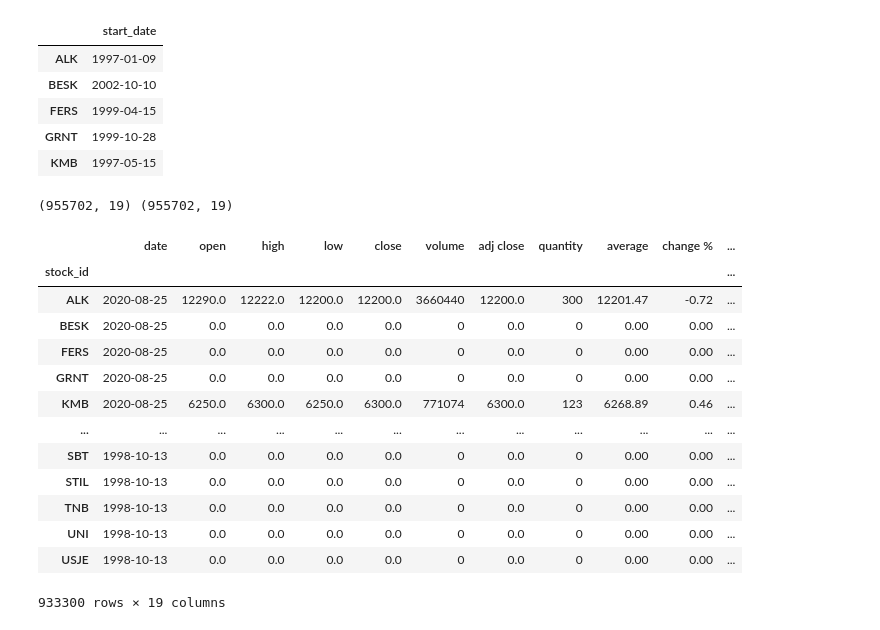
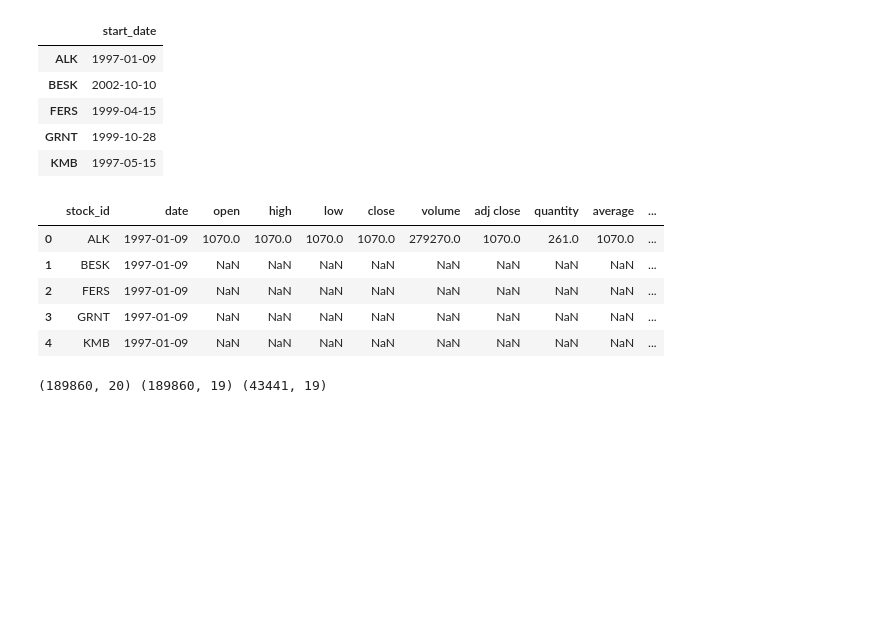
Before and after one commit to gjurcin/MacedoniaStockMarket, a Jupyter notebook: mse_prediction_gjurcin.ipynb, the cells around one changed output. Cells and saved outputs as stored; diff of their text form; code cells hidden in the pictures; blank space fills up the shorter version.

```diff
--- a/mse_prediction_gjurcin.ipynb
+++ b/mse_prediction_gjurcin.ipynb
@@ -64,21 +64,15 @@ df_clean = df_new.set_index('stock_id').join(start_date_df, lsuffix='_filter', o
+# %%
+df_clean.head()
+# %% [output]
+|  | stock_id | date | open | high | low | close | volume | adj close | quantity | average | ... |
+| 0 | ALK | 1997-01-09 | 1070.0 | 1070.0 | 1070.0 | 1070.0 | 279270.0 | 1070.0 | 261.0 | 1070.0 | ... |
+| 1 | BESK | 1997-01-09 | NaN | NaN | NaN | NaN | NaN | NaN | NaN | NaN | ... |
+| 2 | FERS | 1997-01-09 | NaN | NaN | NaN | NaN | NaN | NaN | NaN | NaN | ... |
+| 3 | GRNT | 1997-01-09 | NaN | NaN | NaN | NaN | NaN | NaN | NaN | NaN | ... |
+| 4 | KMB | 1997-01-09 | NaN | NaN | NaN | NaN | NaN | NaN | NaN | NaN | ... |
 # %%
-print(df_clean.shape, df_new.shape)
+print(df_clean.shape, df_new.shape, df.shape)
 # %% [output]
-(955702, 19) (955702, 19)
+(189860, 20) (189860, 19) (43441, 19)
 # %%
-df_ddf_clean[df_clean['date'] > df_clean['start_date']]
+df_drop = df_clean[df_clean['date'] >= df_clean['start_date']]
-# %% [output]
-|  | date | open | high | low | close | volume | adj close | quantity | average | change % | ... |
-| stock_id |  |  |  |  |  |  |  |  |  |  | ... |
-| ALK | 2020-08-25 | 12290.0 | 12222.0 | 12200.0 | 12200.0 | 3660440 | 12200.0 | 300 | 12201.47 | -0.72 | ... |
-| BESK | 2020-08-25 | 0.0 | 0.0 | 0.0 | 0.0 | 0 | 0.0 | 0 | 0.00 | 0.00 | ... |
-| FERS | 2020-08-25 | 0.0 | 0.0 | 0.0 | 0.0 | 0 | 0.0 | 0 | 0.00 | 0.00 | ... |
-| GRNT | 2020-08-25 | 0.0 | 0.0 | 0.0 | 0.0 | 0 | 0.0 | 0 | 0.00 | 0.00 | ... |
-| KMB | 2020-08-25 | 6250.0 | 6300.0 | 6250.0 | 6300.0 | 771074 | 6300.0 | 123 | 6268.89 | 0.46 | ... |
-| ... | ... | ... | ... | ... | ... | ... | ... | ... | ... | ... | ... |
-| SBT | 1998-10-13 | 0.0 | 0.0 | 0.0 | 0.0 | 0 | 0.0 | 0 | 0.00 | 0.00 | ... |
-| STIL | 1998-10-13 | 0.0 | 0.0 | 0.0 | 0.0 | 0 | 0.0 | 0 | 0.00 | 0.00 | ... |
-| TNB | 1998-10-13 | 0.0 | 0.0 | 0.0 | 0.0 | 0 | 0.0 | 0 | 0.00 | 0.00 | ... |
-| UNI | 1998-10-13 | 0.0 | 0.0 | 0.0 | 0.0 | 0 | 0.0 | 0 | 0.00 | 0.00 | ... |
-| USJE | 1998-10-13 | 0.0 | 0.0 | 0.0 | 0.0 | 0 | 0.0 | 0 | 0.00 | 0.00 | ... |
-933300 rows × 19 columns
```
Also changed, not shown: parts of 11 cells of this notebook.
